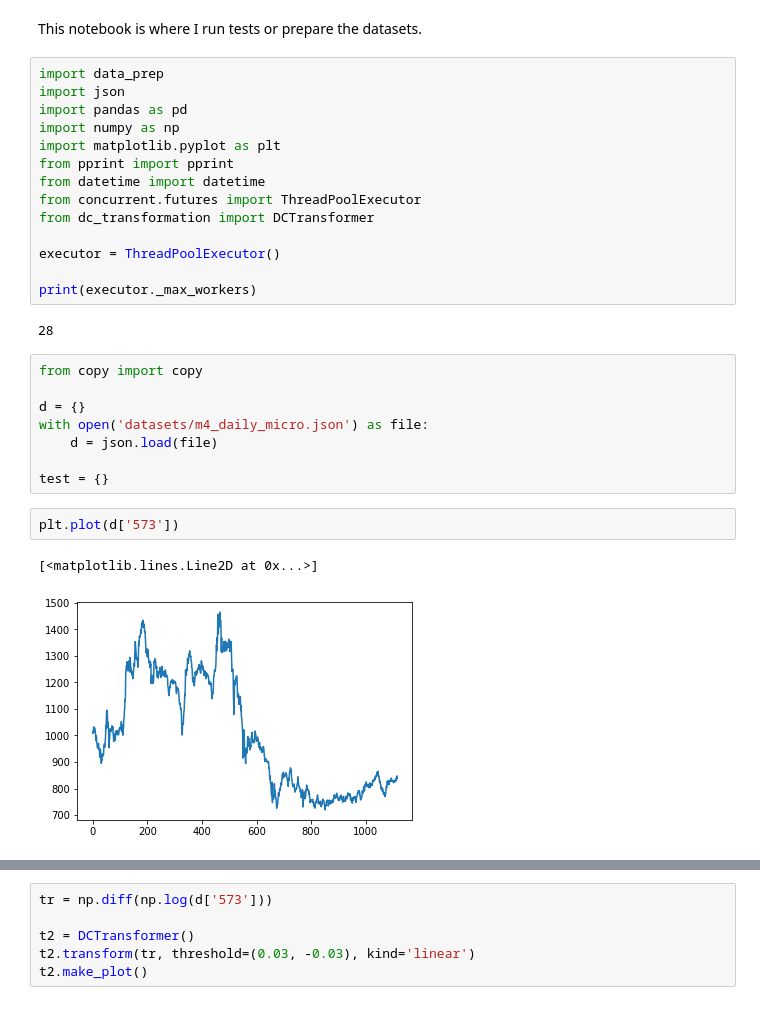
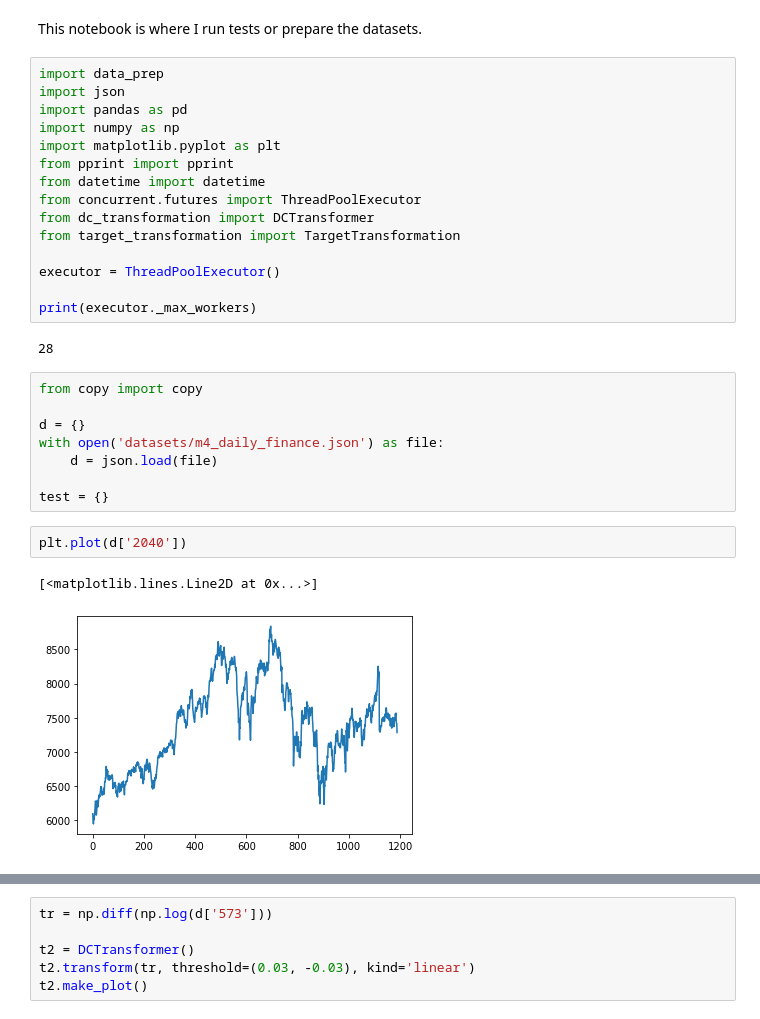
Before and after one commit to LinusLin6769/DCLaboratory01, a Jupyter notebook: playground.ipynb, the cells around one changed output, grey strips where cells are left out. Cells and saved outputs as stored; diff of their text form.

```diff
--- a/playground.ipynb
+++ b/playground.ipynb
@@ -10,6 +10,7 @@ from pprint import pprint
 from datetime import datetime
 from concurrent.futures import ThreadPoolExecutor
 from dc_transformation import DCTransformer
+from target_transformation import TargetTransformation
 
 executor = ThreadPoolExecutor()
 
@@ -20,14 +21,14 @@ print(executor._max_workers)
 from copy import copy
 
 d = {}
-with open('datasets/m4_daily_micro.json') as file:
+with open('datasets/m4_daily_finance.json') as file:
     d = json.load(file)
 
 test = {}
 # %%
-plt.plot(d['573'])
+plt.plot(d['2040'])
 # %% [output]
 [<matplotlib.lines.Line2D at 0x...>]
-[figure, old version]
+[figure, new version]
 # %%
 t1 = DCTransformer()
```
Also changed, not shown: parts of 16 cells of this notebook, 20 other files.
